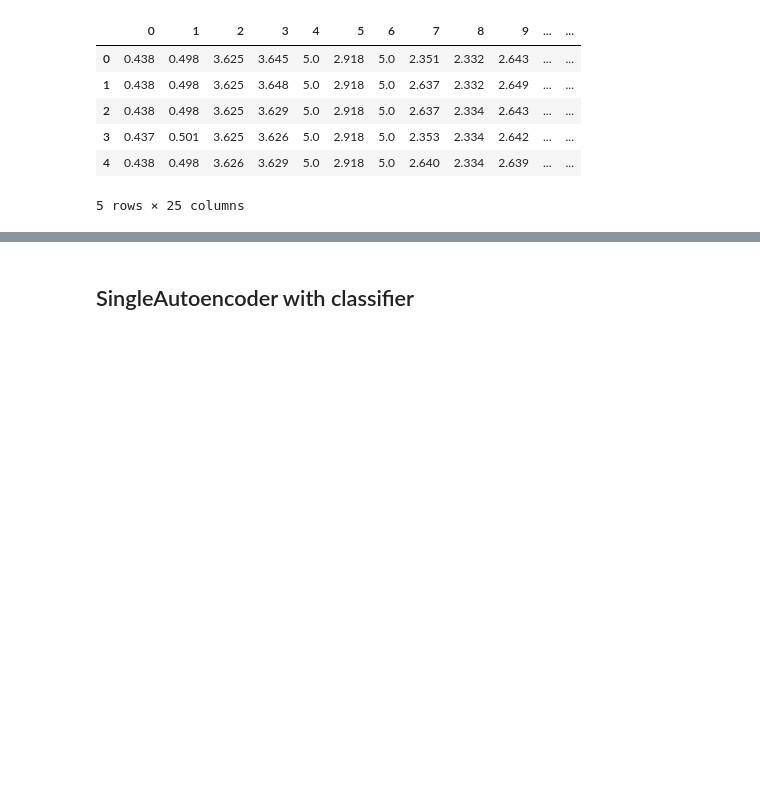
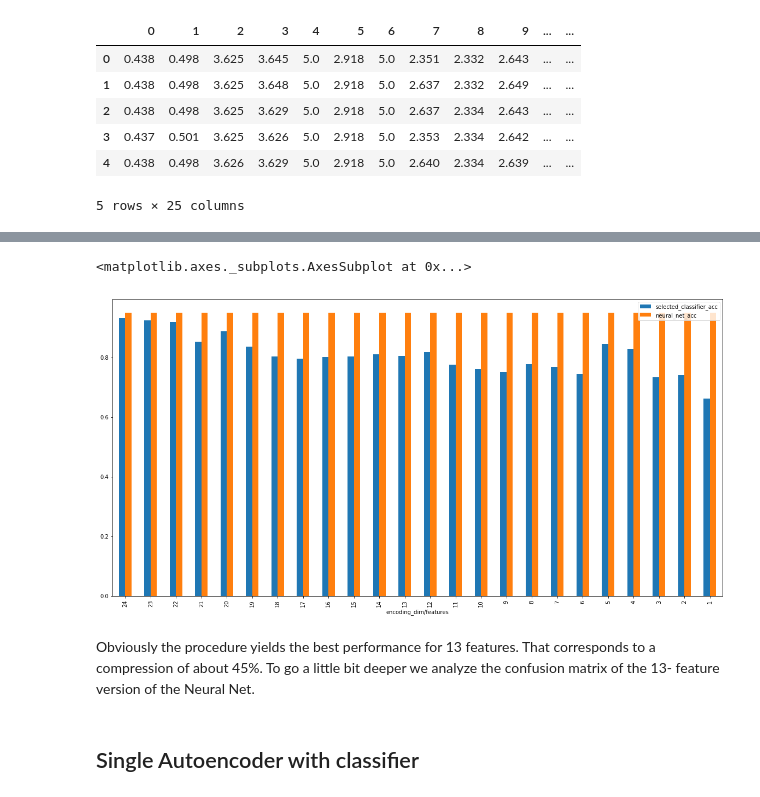
Before and after one commit to philippgrafendorfe/stackedautoencoders, a Jupyter notebook: ROBO_Autoencoder.ipynb, the cells around one changed output, grey strips where cells are left out. Cells and saved outputs as stored; diff of their text form; code cells hidden in the pictures; blank space fills up the shorter version.

```diff
--- a/ROBO_Autoencoder.ipynb
+++ b/ROBO_Autoencoder.ipynb
@@ -73,3 +78,4 @@ import pandas as pd
 # %%
 # import
-data = pd.read_csv('data/sensor_readings_24.csv', sep=",", header=None)
+data_raw = pd.read_csv('data/sensor_readings_24.csv', sep=",", header=None)
+data = data_raw.copy()
@@ -139,26 +173,27 @@ input_dim = x_train.shape[1]
 hidden1_dim = 30
 hidden2_dim = 30
 # %%
-result = []
+result1 = []
 
 for i in range(1,4):
     model = Sequential()
-    model.add(Dense(hidden1_dim, activation='relu', input_shape=(input_dim,)))
-    model.add(Dense(hidden2_dim, activation='relu'))
-    model.add(Dense(num_classes, activation='softmax'))
+    model.add(Dense(hidden1_dim, activation='relu', input_shape=(input_dim,), kernel_initializer='normal'))
+    model.add(Dropout(dropout))
+    model.add(Dense(hidden2_dim, activation='relu', kernel_initializer='normal'))
+    model.add(Dropout(dropout))
+    model.add(Dense(num_classes, activation='softmax', kernel_initializer='normal'))
 
     model.compile(loss='categorical_crossentropy',
                   optimizer=RMSprop(),
                   metrics=['accuracy'])
 
     model.fit(x_train, y_train,
-              batch_size=24,
-              epochs=100,
+              batch_size=batchsize,
+              epochs=epochsize,
               verbose=0,
-              shuffle=True,
+              shuffle=shuffle,
               validation_split=0.1)
     score = model.evaluate(x_val, y_val)[1]
-    result.append(score)
-    print(result)
-print(np.mean(score))
+    result1.append(score)
+    print(result1)
 # %% [output]
@@ -171,0 +248,15 @@ print(np.mean(score))
+# %%
+# the initial coding dimension s.t. there is no feature selection at the beginning
+encoding_dim = 24
+# dimension of the neural net layer1
+hidden1_dim = 30
+# dimension of the second neural net layer
+hidden2_dim = 30
+epoch_size = 150
+batch_size = 24
+shuffle = False
+result2 = {'encoding_dim/features': []
+           ,'compression_level': []
+           ,'auto_classifier_acc': []
+           ,'selected_classifier_acc': []
+           ,'features': []}
@@ -171,0 +393,4 @@ print(np.mean(score))
+# %%
+result_df = pd.DataFrame(result2)
+result_df['neural_net_acc'] = 0.949938949939
+result_df
@@ -172,3 +417,11 @@ print(np.mean(score))
+# %%
+result_df.plot(x='encoding_dim/features', y=['selected_classifier_acc', 'neural_net_acc'], kind='bar', figsize=(20,10))
+# %% [output]
+<matplotlib.axes._subplots.AxesSubplot at 0x...>
+[figure, added]
+# %% [markdown]
+Obviously the procedure yields the best performance for 13 features. That corresponds to a compression of about 45%.
+To go a little bit deeper we analyze the confusion matrix of the 13- feature version of the Neural Net.
 # %% [markdown]
-## SingleAutoencoder with classifier
+## Single Autoencoder with classifier
 # %%
```
Also changed, not shown: parts of 52 cells of this notebook, 7 other files.
